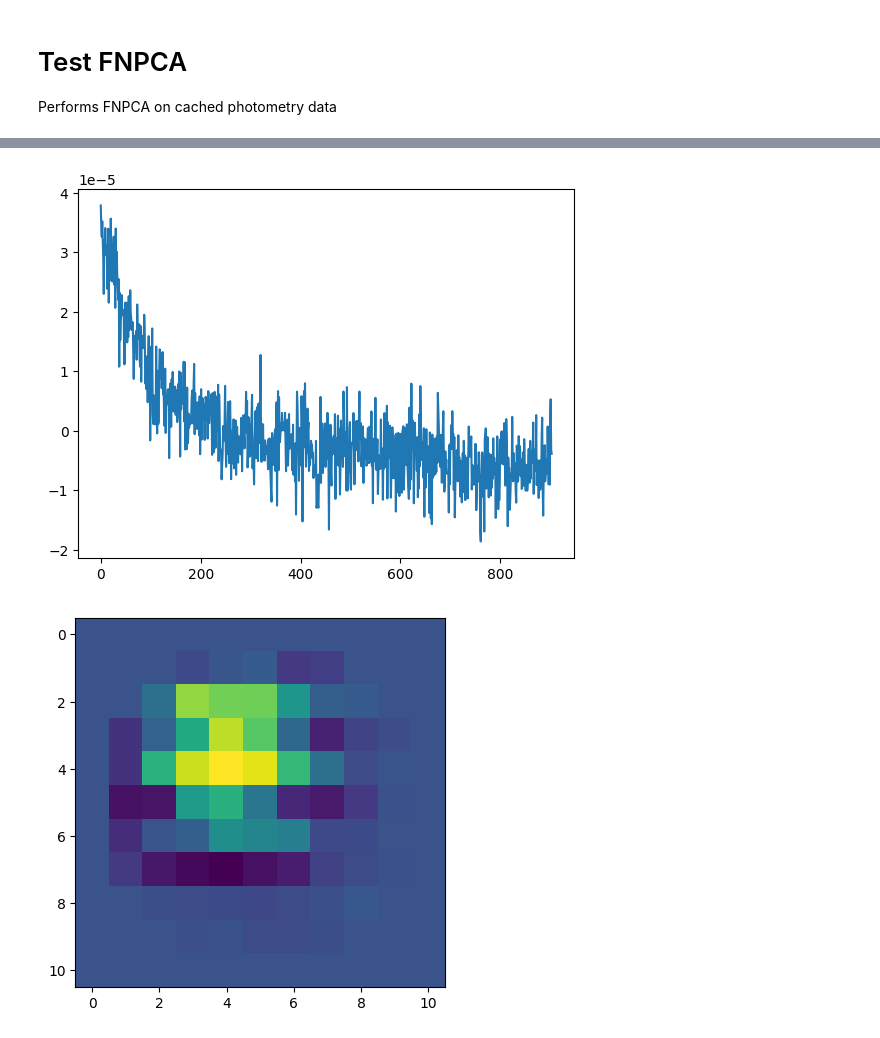
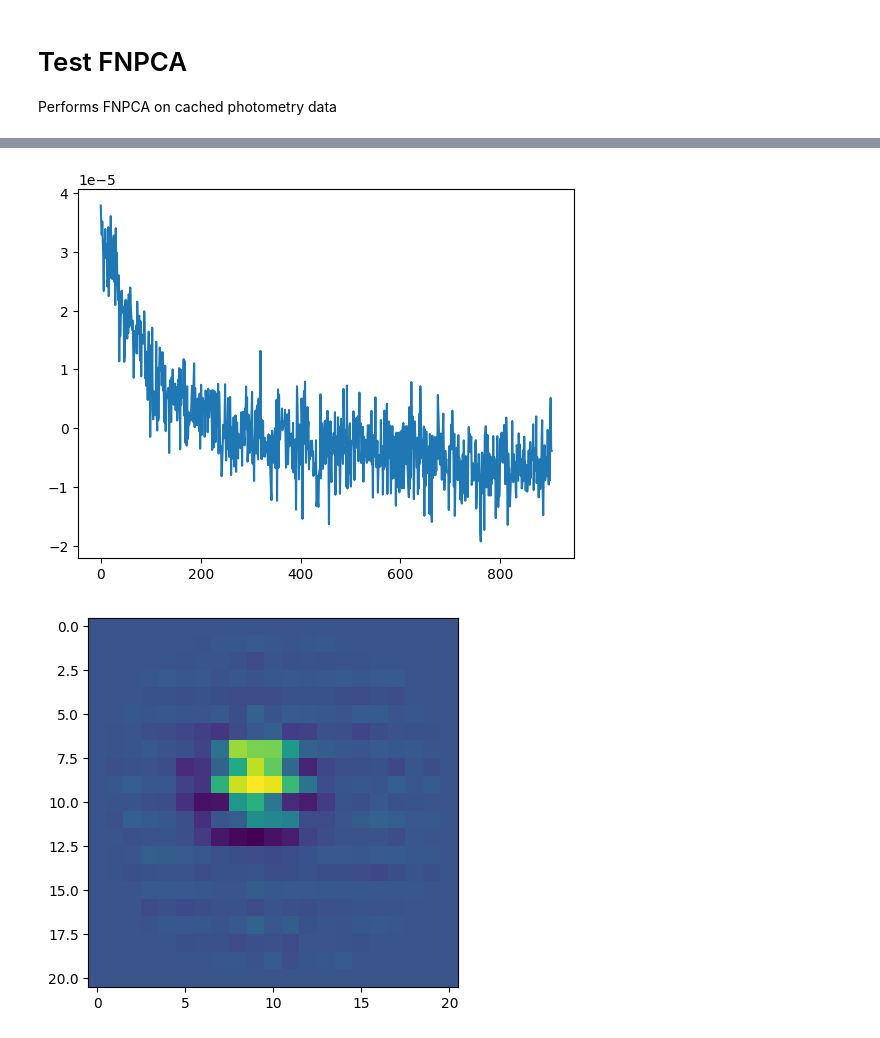
Before and after one commit to nicholasconnors/erebus, a Jupyter notebook: manual_tests/test_fnpca.ipynb, the cells around one changed output, grey strips where cells are left out. Drawn from its saved outputs; the diff is of its cells as text; code cells hidden in the pictures.

```diff
--- a/manual_tests/test_fnpca.ipynb
+++ b/manual_tests/test_fnpca.ipynb
@@ -16,10 +24,13 @@ photometry = PhotometryData(fits, 5, (12,20))
 # %%
+folder = "./mast_lhs1478b"
+visits = f_utils.get_fits_files_visits_in_folder(folder)
+fits = WrappedFits(folder, visits[0])
+photometry = PhotometryData(fits, 10, (12,20))
 eigenvalues, eigenvectors, _ = perform_fnpca_on_full_frame(fits.frames[20:-40], photometry.radius, photometry.annulus_start, photometry.annulus_end)
+plt.plot(eigenvalues[0])
+plt.show()
+plt.imshow(eigenvectors[0])
+plt.show()
+# %% [output]
+[figure, added]
+[figure, added]
-# %%
-plt.plot(eigenvalues[0])
-plt.show()
-plt.imshow(eigenvectors[0])
-plt.show()
-# %% [output]
-[figure, removed]
-[figure, removed]
```
Also changed, not shown: parts of 2 cells of this notebook, 7 other files.
